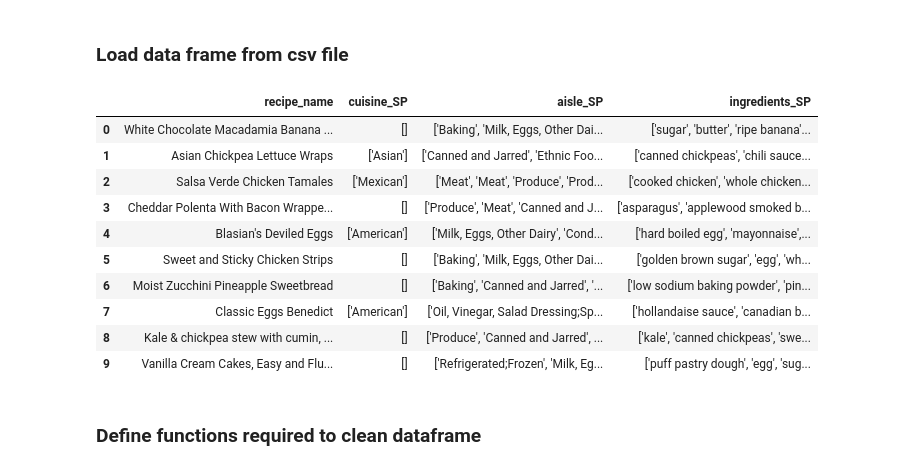
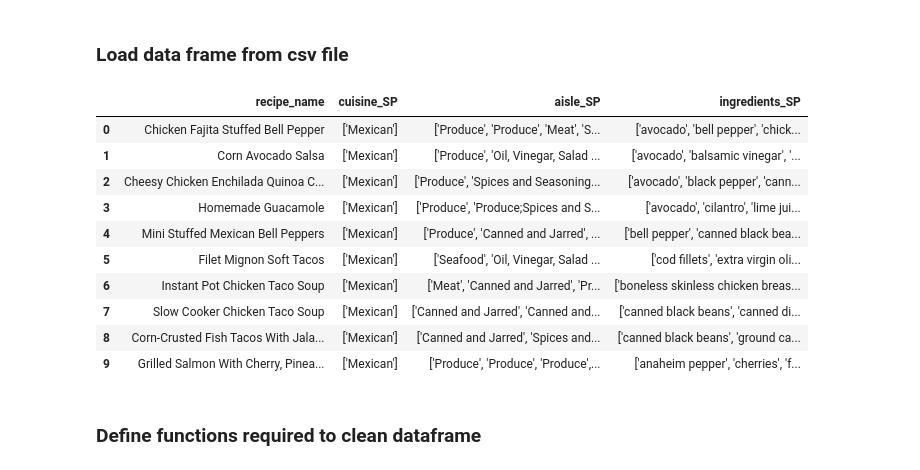
Before and after one commit to ccwillmore/Recipe_project, a Jupyter notebook: initial_processing_dataframe.ipynb, the cells around one changed output. Drawn from its saved outputs; the diff is of its cells as text; code cells hidden in the pictures.

Commit message:
downloaded 100 Mexican recipes, cleaned, and created a data frame from the top 20 ingredients

```diff
--- a/initial_processing_dataframe.ipynb
+++ b/initial_processing_dataframe.ipynb
@@ -5,20 +5,20 @@ import re
 # %% [markdown]
 ### Load data frame from csv file
 # %%
-data_df = pd.read_csv('example_dataframe_100_recipes_0901')
+data_df = pd.read_csv('Mexican_100_recipes_0902.csv')
 data_df.head(10)
 # %% [output]
 |  | recipe_name | cuisine_SP | aisle_SP | ingredients_SP |
-| 0 | White Chocolate Macadamia Banana ... | [] | ['Baking', 'Milk, Eggs, Other Dai... | ['sugar', 'butter', 'ripe banana'... |
-| 1 | Asian Chickpea Lettuce Wraps | ['Asian'] | ['Canned and Jarred', 'Ethnic Foo... | ['canned chickpeas', 'chili sauce... |
-| 2 | Salsa Verde Chicken Tamales | ['Mexican'] | ['Meat', 'Meat', 'Produce', 'Prod... | ['cooked chicken', 'whole chicken... |
-| 3 | Cheddar Polenta With Bacon Wrappe... | [] | ['Produce', 'Meat', 'Canned and J... | ['asparagus', 'applewood smoked b... |
-| 4 | Blasian's Deviled Eggs | ['American'] | ['Milk, Eggs, Other Dairy', 'Cond... | ['hard boiled egg', 'mayonnaise',... |
-| 5 | Sweet and Sticky Chicken Strips | [] | ['Baking', 'Milk, Eggs, Other Dai... | ['golden brown sugar', 'egg', 'wh... |
-| 6 | Moist Zucchini Pineapple Sweetbread | [] | ['Baking', 'Canned and Jarred', '... | ['low sodium baking powder', 'pin... |
-| 7 | Classic Eggs Benedict | ['American'] | ['Oil, Vinegar, Salad Dressing;Sp... | ['hollandaise sauce', 'canadian b... |
-| 8 | Kale & chickpea stew with cumin, ... | [] | ['Produce', 'Canned and Jarred', ... | ['kale', 'canned chickpeas', 'swe... |
-| 9 | Vanilla Cream Cakes, Easy and Flu... | [] | ['Refrigerated;Frozen', 'Milk, Eg... | ['puff pastry dough', 'egg', 'sug... |
+| 0 | Chicken Fajita Stuffed Bell Pepper | ['Mexican'] | ['Produce', 'Produce', 'Meat', 'S... | ['avocado', 'bell pepper', 'chick... |
+| 1 | Corn Avocado Salsa | ['Mexican'] | ['Produce', 'Oil, Vinegar, Salad ... | ['avocado', 'balsamic vinegar', '... |
+| 2 | Cheesy Chicken Enchilada Quinoa C... | ['Mexican'] | ['Produce', 'Spices and Seasoning... | ['avocado', 'black pepper', 'cann... |
+| 3 | Homemade Guacamole | ['Mexican'] | ['Produce', 'Produce;Spices and S... | ['avocado', 'cilantro', 'lime jui... |
+| 4 | Mini Stuffed Mexican Bell Peppers | ['Mexican'] | ['Produce', 'Canned and Jarred', ... | ['bell pepper', 'canned black bea... |
+| 5 | Filet Mignon Soft Tacos | ['Mexican'] | ['Seafood', 'Oil, Vinegar, Salad ... | ['cod fillets', 'extra virgin oli... |
+| 6 | Instant Pot Chicken Taco Soup | ['Mexican'] | ['Meat', 'Canned and Jarred', 'Pr... | ['boneless skinless chicken breas... |
+| 7 | Slow Cooker Chicken Taco Soup | ['Mexican'] | ['Canned and Jarred', 'Canned and... | ['canned black beans', 'canned di... |
+| 8 | Corn-Crusted Fish Tacos With Jala... | ['Mexican'] | ['Canned and Jarred', 'Spices and... | ['canned black beans', 'ground ca... |
+| 9 | Grilled Salmon With Cherry, Pinea... | ['Mexican'] | ['Produce', 'Produce', 'Produce',... | ['anaheim pepper', 'cherries', 'f... |
 # %% [markdown]
 ### Define functions required to clean dataframe
 # %%
```
Also changed, not shown: parts of 11 cells of this notebook, 4 other files.
